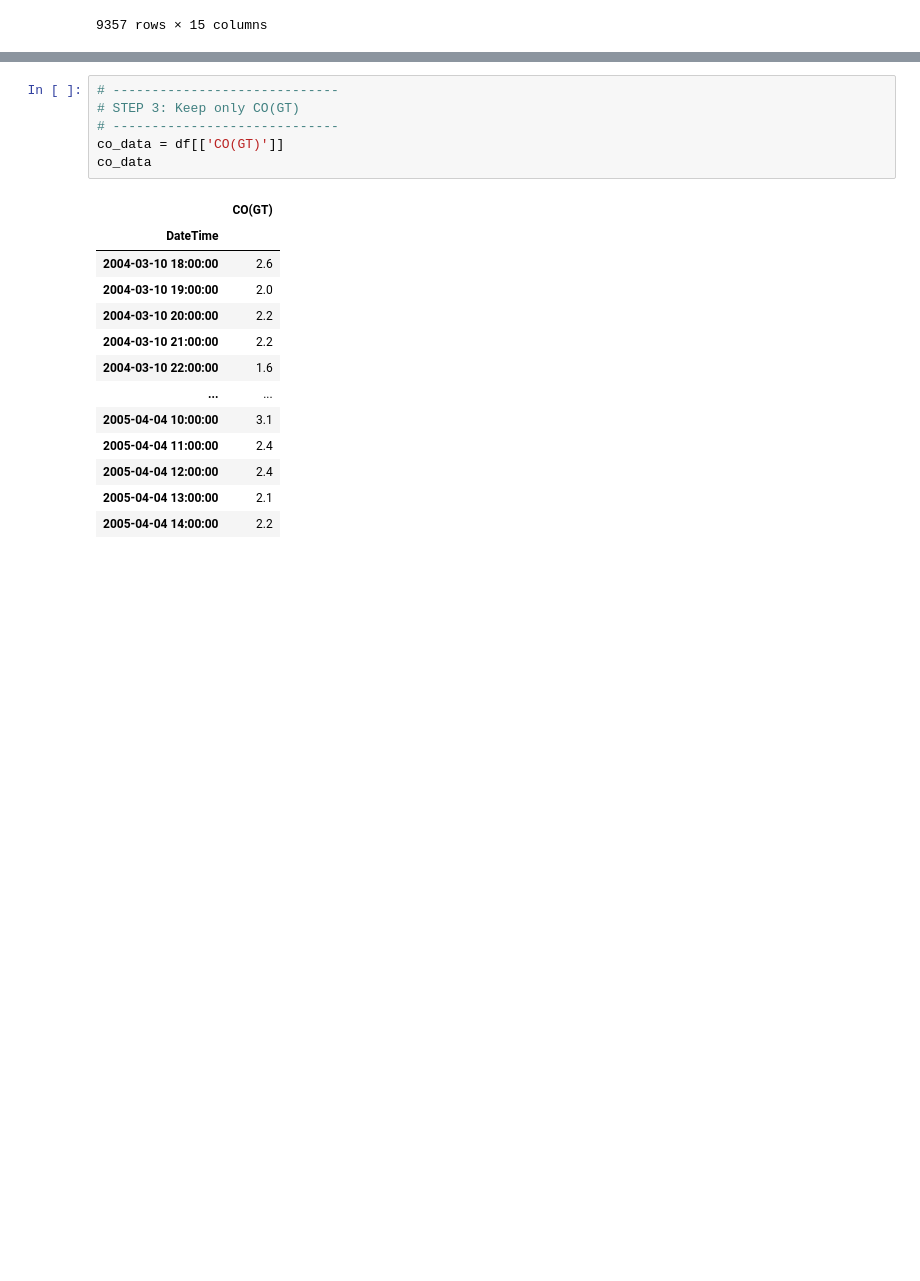
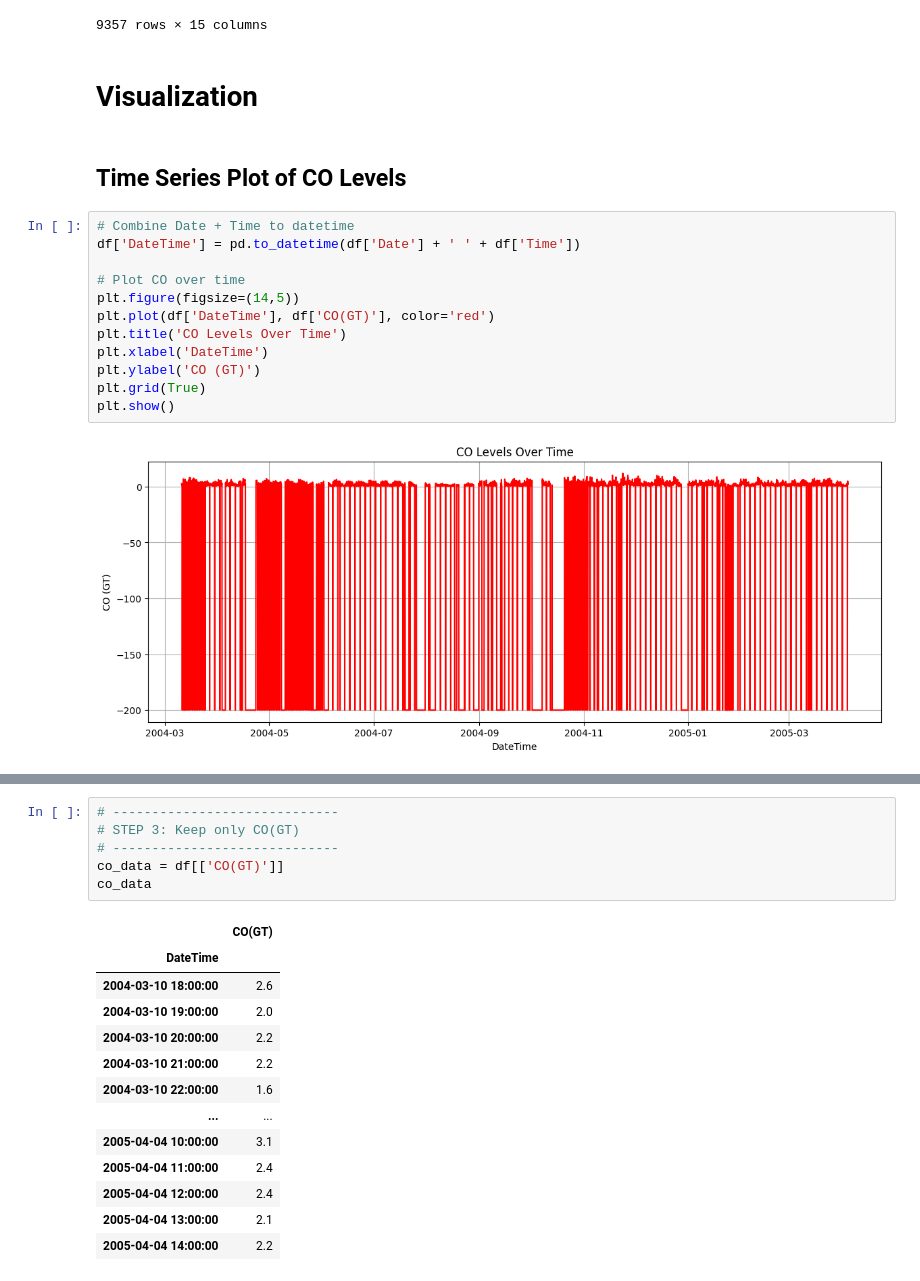
Before and after one commit to AaditiG1/AirQuality_AI, a Jupyter notebook: AirQuality.ipynb, the cells around one changed output, grey strips where cells are left out. Drawn from its saved outputs; the diff is of its cells as text; blank space fills up the shorter version.

```diff
--- a/AirQuality.ipynb
+++ b/AirQuality.ipynb
@@ -56,3 +190,21 @@ df
 | 2005-04-04 13:00:00 | 4/4/2005 | 13:00:00 | 2.1 | 1003 | -200 | 9.5 | 961 | 235 | 702 | ... |
 | 2005-04-04 14:00:00 | 4/4/2005 | 14:00:00 | 2.2 | 1071 | -200 | 11.9 | 1047 | 265 | 654 | ... |
 9357 rows × 15 columns
+# %% [markdown]
+# Visualization
+# %% [markdown]
+## Time Series Plot of CO Levels
+# %%
+# Combine Date + Time to datetime
+df['DateTime'] = pd.to_datetime(df['Date'] + ' ' + df['Time'])
+
+# Plot CO over time
+plt.figure(figsize=(14,5))
+plt.plot(df['DateTime'], df['CO(GT)'], color='red')
+plt.title('CO Levels Over Time')
+plt.xlabel('DateTime')
+plt.ylabel('CO (GT)')
+plt.grid(True)
+plt.show()
+# %% [output]
+[figure, added]
```
Also changed, not shown: parts of 73 cells of this notebook.
